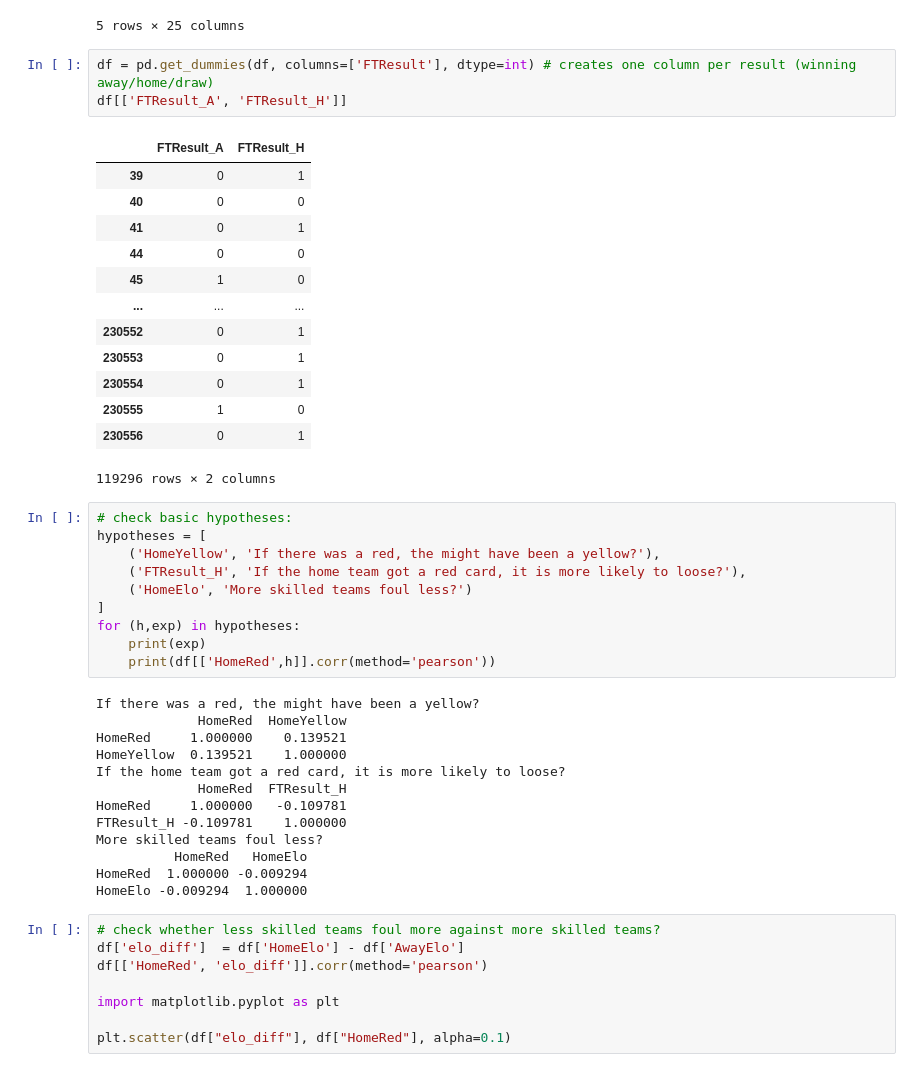
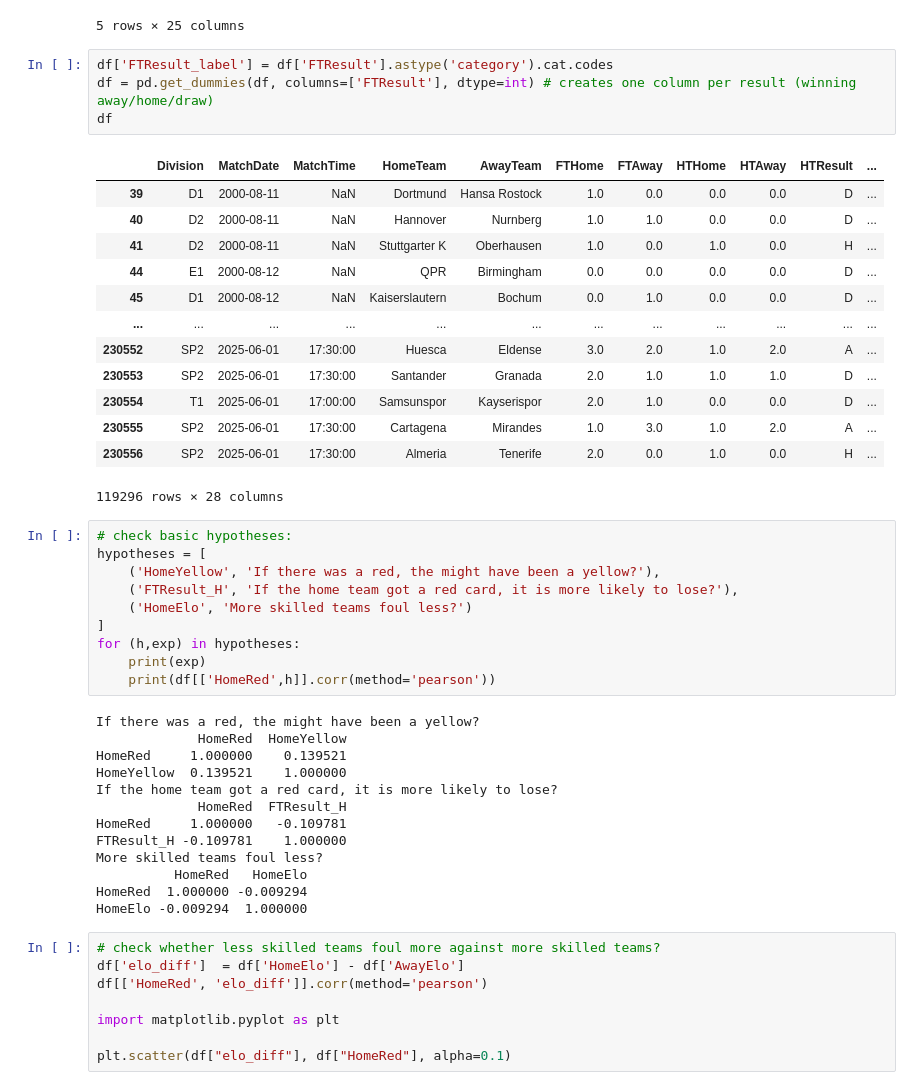
Before and after one commit to p-schulte/data_science_projects, a Jupyter notebook: football/analysis.ipynb, the cells around one changed output. Drawn from its saved outputs; the diff is of its cells as text.

```diff
--- a/football/analysis.ipynb
+++ b/football/analysis.ipynb
@@ -245,27 +245,28 @@ df.head()
 | 45 | D1 | 2000-08-12 | NaN | Kaiserslautern | Bochum | 0.0 | 1.0 | A | 0.0 | 0.0 | ... |
 5 rows × 25 columns
 # %%
+df['FTResult_label'] = df['FTResult'].astype('category').cat.codes
 df = pd.get_dummies(df, columns=['FTResult'], dtype=int) # creates one column per result (winning away/home/draw)
-df[['FTResult_A', 'FTResult_H']]
+df
 # %% [output]
-|  | FTResult_A | FTResult_H |
-| 39 | 0 | 1 |
-| 40 | 0 | 0 |
-| 41 | 0 | 1 |
-| 44 | 0 | 0 |
-| 45 | 1 | 0 |
-| ... | ... | ... |
-| 230552 | 0 | 1 |
-| 230553 | 0 | 1 |
-| 230554 | 0 | 1 |
-| 230555 | 1 | 0 |
-| 230556 | 0 | 1 |
+|  | Division | MatchDate | MatchTime | HomeTeam | AwayTeam | FTHome | FTAway | HTHome | HTAway | HTResult | ... |
+| 39 | D1 | 2000-08-11 | NaN | Dortmund | Hansa Rostock | 1.0 | 0.0 | 0.0 | 0.0 | D | ... |
+| 40 | D2 | 2000-08-11 | NaN | Hannover | Nurnberg | 1.0 | 1.0 | 0.0 | 0.0 | D | ... |
+| 41 | D2 | 2000-08-11 | NaN | Stuttgarter K | Oberhausen | 1.0 | 0.0 | 1.0 | 0.0 | H | ... |
+| 44 | E1 | 2000-08-12 | NaN | QPR | Birmingham | 0.0 | 0.0 | 0.0 | 0.0 | D | ... |
+| 45 | D1 | 2000-08-12 | NaN | Kaiserslautern | Bochum | 0.0 | 1.0 | 0.0 | 0.0 | D | ... |
+| ... | ... | ... | ... | ... | ... | ... | ... | ... | ... | ... | ... |
+| 230552 | SP2 | 2025-06-01 | 17:30:00 | Huesca | Eldense | 3.0 | 2.0 | 1.0 | 2.0 | A | ... |
+| 230553 | SP2 | 2025-06-01 | 17:30:00 | Santander | Granada | 2.0 | 1.0 | 1.0 | 1.0 | D | ... |
+| 230554 | T1 | 2025-06-01 | 17:00:00 | Samsunspor | Kayserispor | 2.0 | 1.0 | 0.0 | 0.0 | D | ... |
+| 230555 | SP2 | 2025-06-01 | 17:30:00 | Cartagena | Mirandes | 1.0 | 3.0 | 1.0 | 2.0 | A | ... |
+| 230556 | SP2 | 2025-06-01 | 17:30:00 | Almeria | Tenerife | 2.0 | 0.0 | 1.0 | 0.0 | H | ... |
-119296 rows × 2 columns
+119296 rows × 28 columns
 # %%
 # check basic hypotheses:
 hypotheses = [
     ('HomeYellow', 'If there was a red, the might have been a yellow?'),
-    ('FTResult_H', 'If the home team got a red card, it is more likely to loose?'),
+    ('FTResult_H', 'If the home team got a red card, it is more likely to lose?'),
     ('HomeElo', 'More skilled teams foul less?')
 ]
 for (h,exp) in hypotheses:
@@ -276,7 +277,7 @@ If there was a red, the might have been a yellow?
              HomeRed  HomeYellow
 HomeRed     1.000000    0.139521
 HomeYellow  0.139521    1.000000
-If the home team got a red card, it is more likely to loose?
+If the home team got a red card, it is more likely to lose?
              HomeRed  FTResult_H
 HomeRed     1.000000   -0.109781
 FTResult_H -0.109781    1.000000
```
Also changed, not shown: parts of 23 cells of this notebook, 1 other file.
